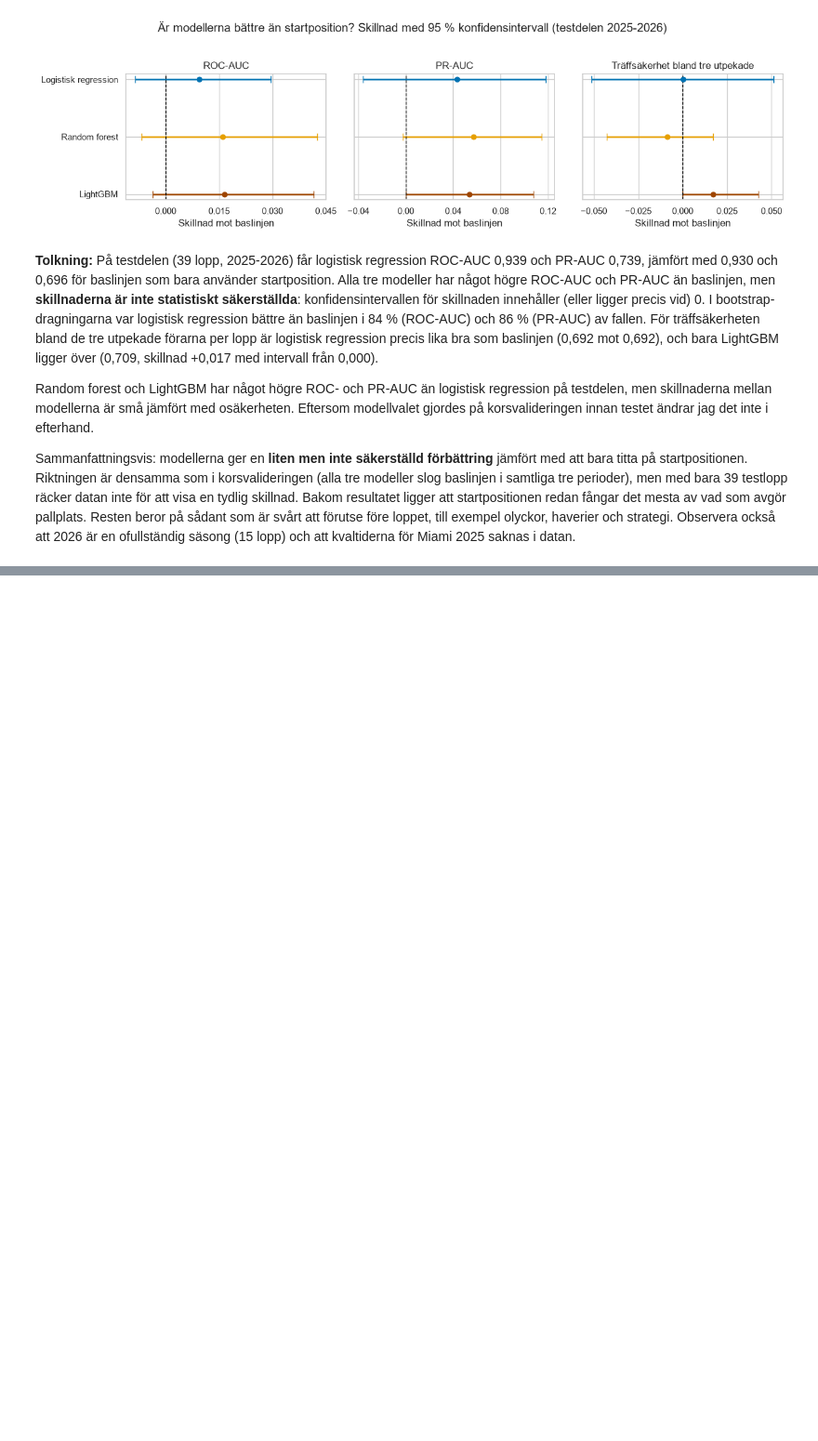
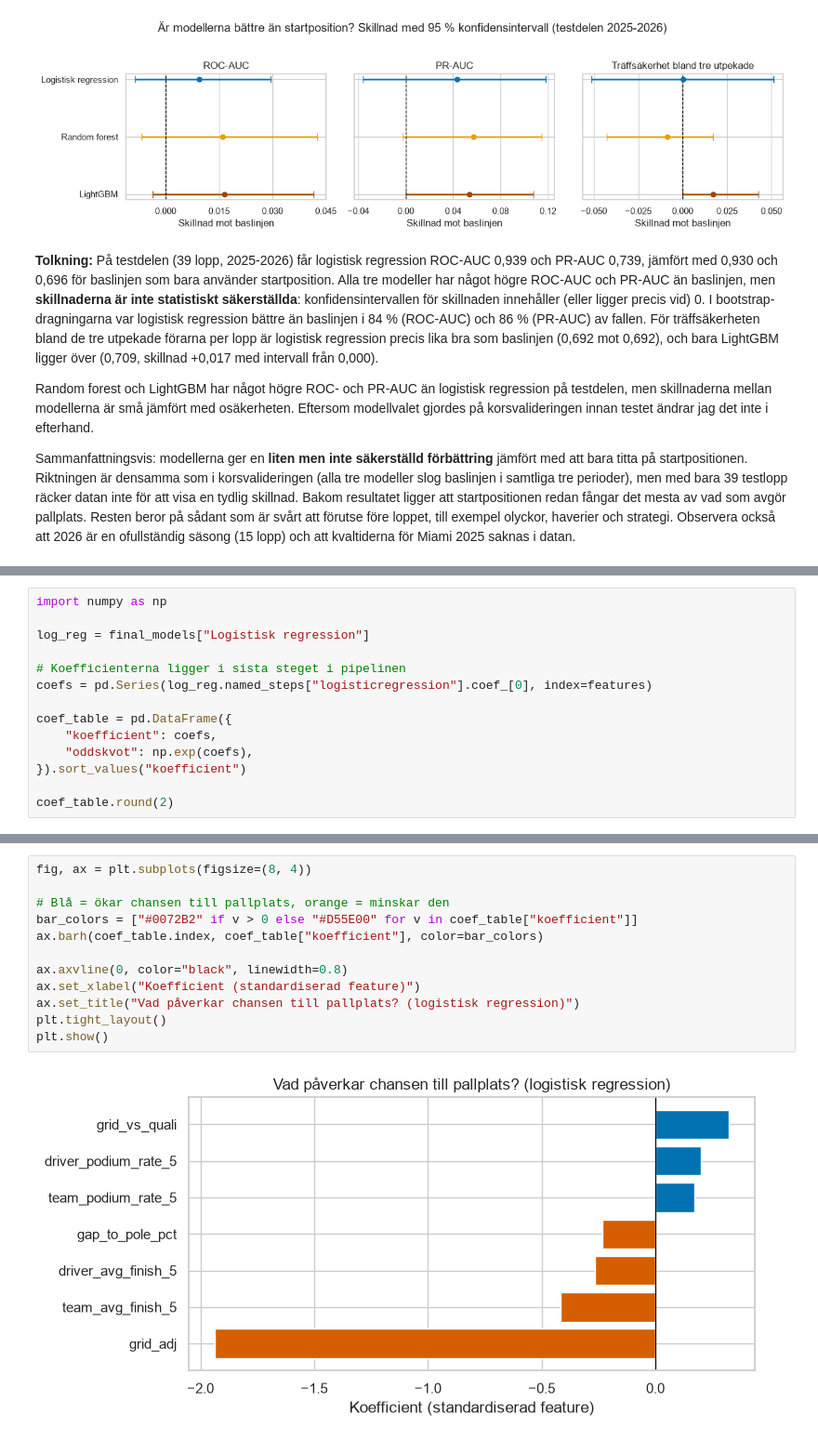
Before and after one commit to felixalfred/f1-podium-prediction, a Jupyter notebook: notebooks/f1_podium_prediction.ipynb, the cells around one changed output, grey strips where cells are left out. Shown at 93% size. Saved outputs shown, nothing was run; the diff lists cells and outputs as text; blank space fills up the shorter version.

Commit message:
Kapitel 7: koefficienter, permutation importance, ablation

```diff
--- a/notebooks/f1_podium_prediction.ipynb
+++ b/notebooks/f1_podium_prediction.ipynb
@@ -1439,0 +1459,14 @@ Sammanfattningsvis: modellerna ger en **liten men inte säkerställd förbättri
+# %%
+import numpy as np
+
+log_reg = final_models["Logistisk regression"]
+
+# Koefficienterna ligger i sista steget i pipelinen
+coefs = pd.Series(log_reg.named_steps["logisticregression"].coef_[0], index=features)
+
+coef_table = pd.DataFrame({
+    "koefficient": coefs,
+    "oddskvot": np.exp(coefs),
+}).sort_values("koefficient")
+
+coef_table.round(2)
@@ -1439,0 +1482,14 @@ Sammanfattningsvis: modellerna ger en **liten men inte säkerställd förbättri
+# %%
+fig, ax = plt.subplots(figsize=(8, 4))
+
+# Blå = ökar chansen till pallplats, orange = minskar den
+bar_colors = ["#0072B2" if v > 0 else "#D55E00" for v in coef_table["koefficient"]]
+ax.barh(coef_table.index, coef_table["koefficient"], color=bar_colors)
+
+ax.axvline(0, color="black", linewidth=0.8)
+ax.set_xlabel("Koefficient (standardiserad feature)")
+ax.set_title("Vad påverkar chansen till pallplats? (logistisk regression)")
+plt.tight_layout()
+plt.show()
+# %% [output]
+[figure, added]
```
Also changed, not shown: parts of 17 cells of this notebook.
